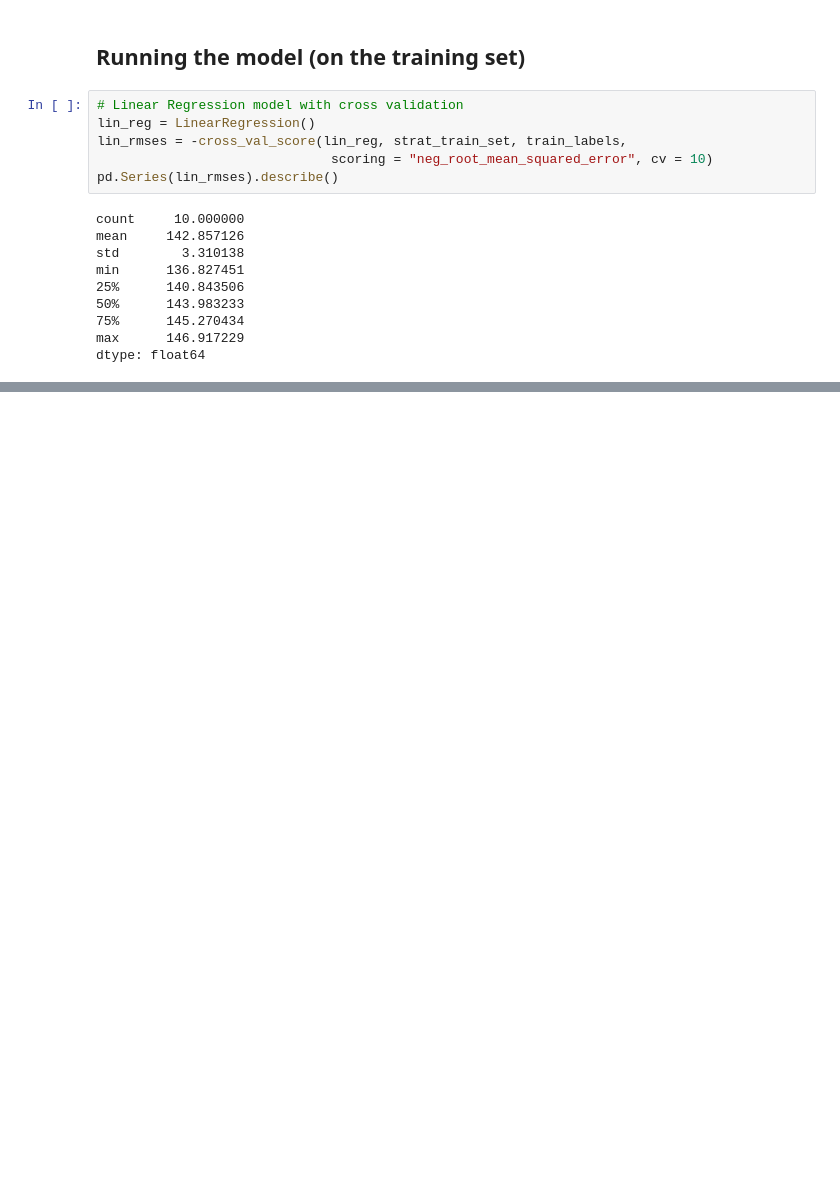
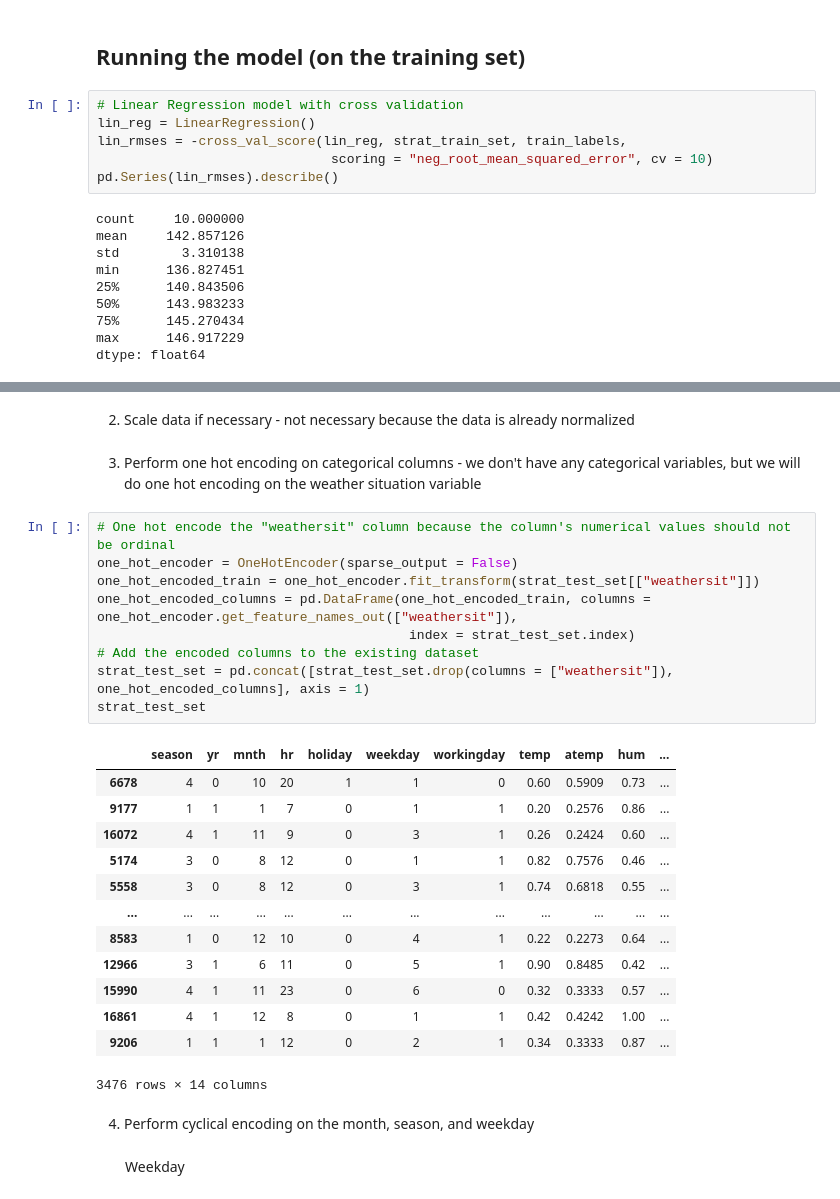
Before and after one commit to maddyBrown19/audomadic-regressor, a Jupyter notebook: audomadic.ipynb, the cells around one changed output, grey strips where cells are left out. Cells and saved outputs as stored; diff of their text form; blank space fills up the shorter version.

```diff
--- a/audomadic.ipynb
+++ b/audomadic.ipynb
@@ -378,0 +400,31 @@ dtype: float64
+# %% [markdown]
+2. Scale data if necessary - not necessary because the data is already normalized
+# %% [markdown]
+3. Perform one hot encoding on categorical columns - we don't have any categorical variables, but we will do one hot encoding on the weather situation variable
+# %%
+# One hot encode the "weathersit" column because the column's numerical values should not be ordinal
+one_hot_encoder = OneHotEncoder(sparse_output = False)
+one_hot_encoded_train = one_hot_encoder.fit_transform(strat_test_set[["weathersit"]])
+one_hot_encoded_columns = pd.DataFrame(one_hot_encoded_train, columns = one_hot_encoder.get_feature_names_out(["weathersit"]),
+                                        index = strat_test_set.index)
+# Add the encoded columns to the existing dataset
+strat_test_set = pd.concat([strat_test_set.drop(columns = ["weathersit"]), one_hot_encoded_columns], axis = 1)
+strat_test_set
+# %% [output]
+|  | season | yr | mnth | hr | holiday | weekday | workingday | temp | atemp | hum | ... |
+| 6678 | 4 | 0 | 10 | 20 | 1 | 1 | 0 | 0.60 | 0.5909 | 0.73 | ... |
+| 9177 | 1 | 1 | 1 | 7 | 0 | 1 | 1 | 0.20 | 0.2576 | 0.86 | ... |
+| 16072 | 4 | 1 | 11 | 9 | 0 | 3 | 1 | 0.26 | 0.2424 | 0.60 | ... |
+| 5174 | 3 | 0 | 8 | 12 | 0 | 1 | 1 | 0.82 | 0.7576 | 0.46 | ... |
+| 5558 | 3 | 0 | 8 | 12 | 0 | 3 | 1 | 0.74 | 0.6818 | 0.55 | ... |
+| ... | ... | ... | ... | ... | ... | ... | ... | ... | ... | ... | ... |
+| 8583 | 1 | 0 | 12 | 10 | 0 | 4 | 1 | 0.22 | 0.2273 | 0.64 | ... |
+| 12966 | 3 | 1 | 6 | 11 | 0 | 5 | 1 | 0.90 | 0.8485 | 0.42 | ... |
+| 15990 | 4 | 1 | 11 | 23 | 0 | 6 | 0 | 0.32 | 0.3333 | 0.57 | ... |
+| 16861 | 4 | 1 | 12 | 8 | 0 | 1 | 1 | 0.42 | 0.4242 | 1.00 | ... |
+| 9206 | 1 | 1 | 1 | 12 | 0 | 2 | 1 | 0.34 | 0.3333 | 0.87 | ... |
+3476 rows × 14 columns
+# %% [markdown]
+4. Perform cyclical encoding on the month, season, and weekday
+# %% [markdown]
+&nbsp; &nbsp; &nbsp; &nbsp; Weekday
```
Also changed, not shown: parts of 13 cells of this notebook.
